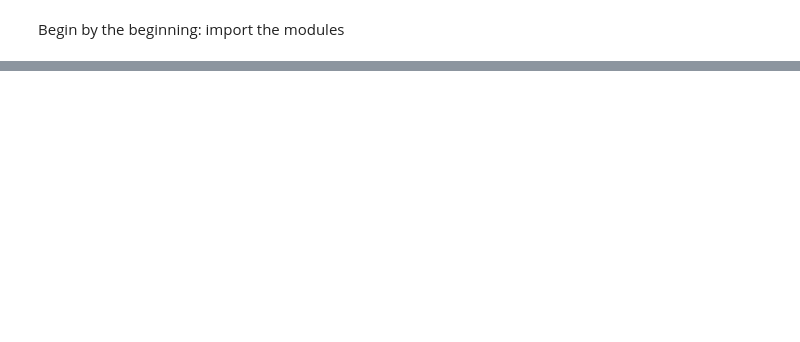
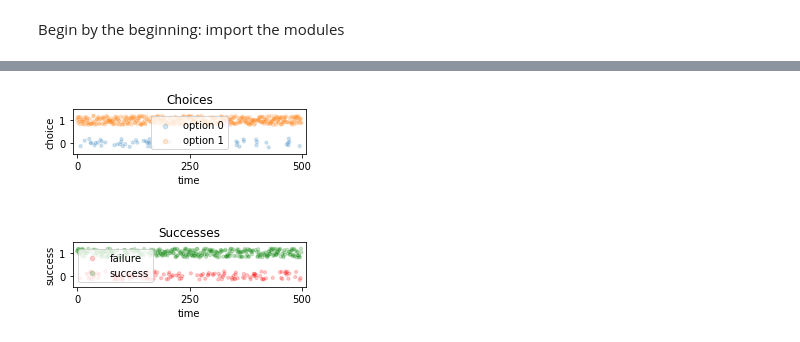
Before and after one commit to AurelienNioche/LectureCognitiveModeling, a Jupyter notebook: main.ipynb, the cells around one changed output, grey strips where cells are left out. Saved outputs shown, nothing was run; the diff lists cells and outputs as text; code cells hidden in the pictures; blank space fills up the shorter version.

```diff
--- a/main.ipynb
+++ b/main.ipynb
@@ -114,0 +336,51 @@ where $a^t(i) = 1$ if option $i$ selected at time $t$ else 0.
+# %%
+@use_pickle
+def run_simulation(seed, agent_model, param=()):
+
+    # Seed the pseudo-random number generator
+    np.random.seed(seed)
+
+    # Create the agent
+    agent = agent_model(*param)
+
+    # Data containers
+    choices = np.zeros(T, dtype=int)
+    successes = np.zeros(T, dtype=bool)
+
+    # Simulate the task
+    for t in range(T):
+
+        # Determine choice
+        choice = agent.choose()
+
+        # Determine success
+        p_success = P[choice]
+        success = np.random.choice(
+            [0, 1],
+            p=np.array([1 - p_success, p_success]))
+
+        # Make agent learn
+        agent.learn(option=choice, success=success)
+
+        # Backup
+        choices[t] = choice
+        successes[t] = success
+
+    return choices, successes
+
+
+# We will experiment with Rescola-Wagner
+MODEL_XP = RW
+
+# Get data ----------------------------------------------------
+SEED_SINGLE = 0
+PARAM_SINGLE = np.array([0.1, 0.1])
+CHOICES_SINGLE, SUCCESSES_SINGLE = \
+    run_simulation(agent_model=RW, param=PARAM_SINGLE, seed=SEED_SINGLE)
+
+# Plot --------------------------------------------------------
+# Begin by the more basic possible
+plot.behavior_single_basic(choices=CHOICES_SINGLE,
+                           successes=SUCCESSES_SINGLE)
+# %% [output]
+[figure, added]
```
Also changed, not shown: parts of 59 cells of this notebook, 1 other file.
